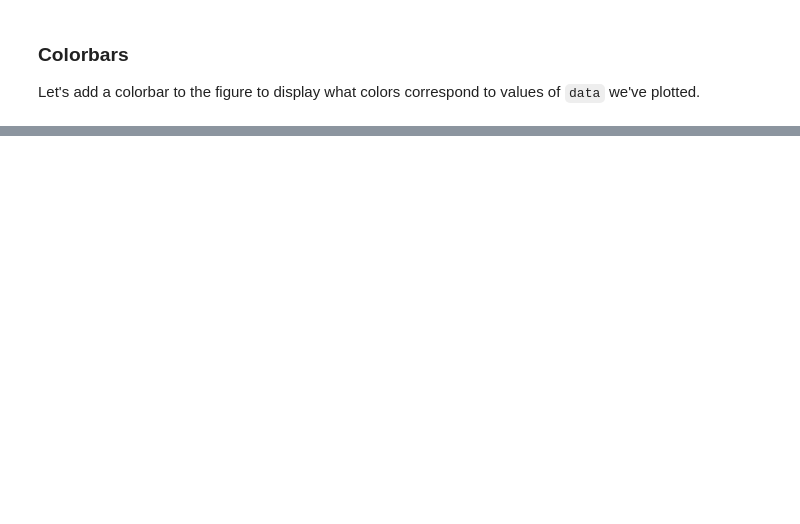
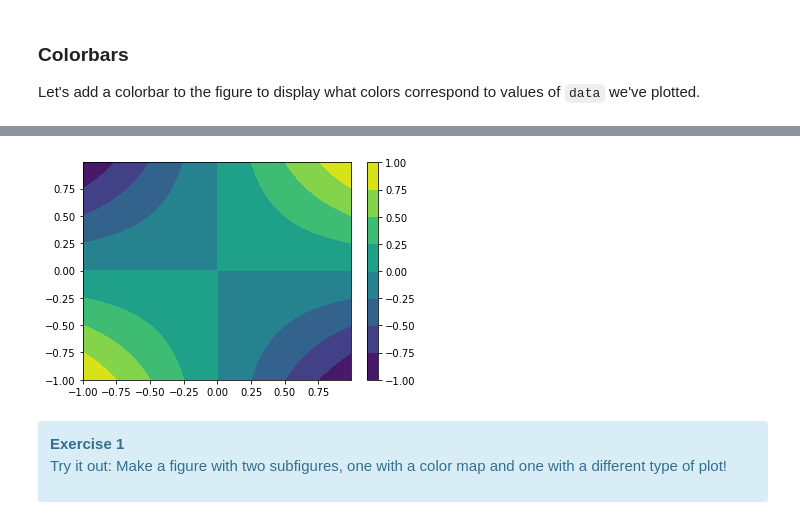
Before and after one commit to adasilva/AnatomyOfMatplotlib, a Jupyter notebook: Part3-Plotting_Methods_Overview.ipynb, the cells around one changed output, grey strips where cells are left out. Drawn from its saved outputs; the diff is of its cells as text; code cells hidden in the pictures; blank space fills up the shorter version.

Commit message:
add colormap example

```diff
--- a/Part3-Plotting_Methods_Overview.ipynb
+++ b/Part3-Plotting_Methods_Overview.ipynb
@@ -121,18 +59,17 @@ Can you reproduce the figure below?
-# %%
-import numpy as np
-import matplotlib.pyplot as plt
-np.random.seed(1)
-
-plt.style.use('classic')
-
-# Generate random data with different ranges...
-data1 = np.random.random((10, 10))
-data2 = 2 * np.random.random((10, 10))
-data3 = 3 * np.random.random((10, 10))
-
-# Set up our figure and axes...
-fig, axes = plt.subplots(ncols=3, figsize=plt.figaspect(0.5))
-fig.tight_layout() # Make the subplots fill up the figure a bit more...
-cax = fig.add_axes([0.25, 0.1, 0.55, 0.03]) # Add an axes for the colorbar
-
-# Now you're on your own!
+# %%
+fig, ax = plt.subplots(1, 1)
+
+x = np.arange(-1, 1, .01)
+y = np.arange(-1, 1, .01)
+
+# Outer product is the opposite of inner product, giving a matrix.
+z = np.outer(x, y)
+
+mapped_data = ax.contourf(x, y, z)
+colorbar = fig.colorbar(mapped_data)
+# %% [output]
+[figure, added]
+# %% [markdown]
+<div class="alert alert-block alert-info">
+    <b>Exercise 1</b> <p>Try it out: Make a figure with two subfigures, one with a color map and one with a different type of plot!
+</div>
```
Also changed, not shown: parts of 10 cells of this notebook.
